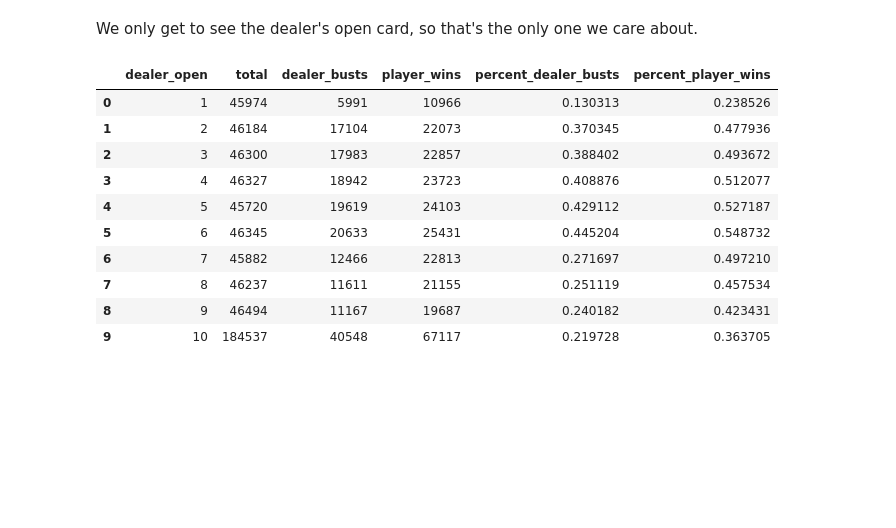
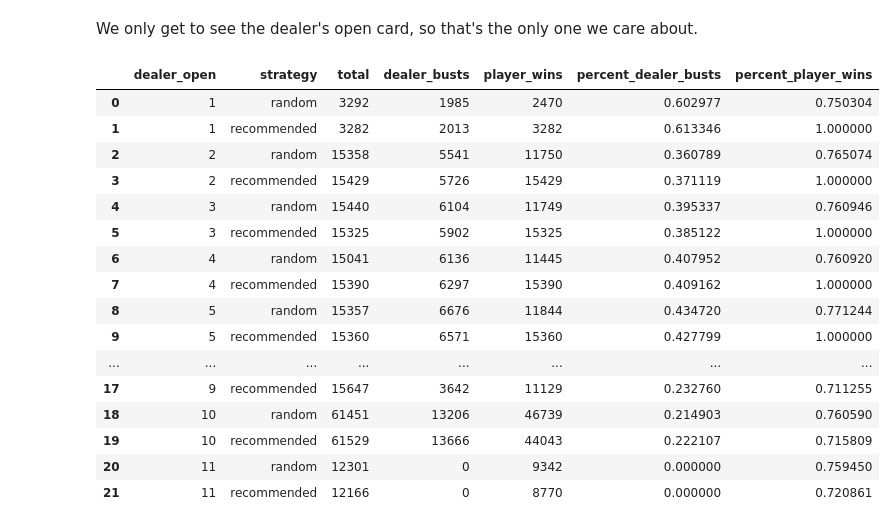
Before and after one commit to jocelyn-ong/data-science-projects, a Jupyter notebook: others/black-jack-simulation.ipynb, the cells around one changed output. Saved outputs shown, nothing was run; the diff lists cells and outputs as text; code cells hidden in the pictures; blank space fills up the shorter version.

```diff
--- a/others/black-jack-simulation.ipynb
+++ b/others/black-jack-simulation.ipynb
@@ -325,3 +332,11 @@ player_hands.head()
 | 4 | 10 | 5 | 15 | 3622 | 1214 | 1254 |
 # %% [markdown]
 ## Dealer
+# %%
+dealer_hands = pd.pivot_table(df, index=["dealer_open", "strategy"],
+                              values=["dealer_busts", "player_wins"], aggfunc=[len, sum])
+dealer_hands.reset_index(inplace=True)
+dealer_hands.columns = dealer_hands.columns.values
+del dealer_hands[('len', 'player_wins')]
+dealer_hands.columns = ["dealer_open", "strategy","total", "dealer_busts", "player_wins"]
+dealer_hands.head()
@@ -328,21 +350,27 @@ player_hands.head()
 # %% [markdown]
 We only get to see the dealer's open card, so that's the only one we care about.
 # %%
-dealer_open_hand = dealer_hands.groupby("dealer_open").sum().reset_index()
+dealer_open_hand = dealer_hands.copy()
 dealer_open_hand["percent_dealer_busts"] = dealer_open_hand["dealer_busts"] / dealer_open_hand["total"]
 dealer_open_hand["percent_player_wins"] = dealer_open_hand["player_wins"] / dealer_open_hand["total"]
 dealer_open_hand
 # %% [output]
-|  | dealer_open | total | dealer_busts | player_wins | percent_dealer_busts | percent_player_wins |
-| 0 | 1 | 45974 | 5991 | 10966 | 0.130313 | 0.238526 |
-| 1 | 2 | 46184 | 17104 | 22073 | 0.370345 | 0.477936 |
-| 2 | 3 | 46300 | 17983 | 22857 | 0.388402 | 0.493672 |
-| 3 | 4 | 46327 | 18942 | 23723 | 0.408876 | 0.512077 |
-| 4 | 5 | 45720 | 19619 | 24103 | 0.429112 | 0.527187 |
-| 5 | 6 | 46345 | 20633 | 25431 | 0.445204 | 0.548732 |
-| 6 | 7 | 45882 | 12466 | 22813 | 0.271697 | 0.497210 |
-| 7 | 8 | 46237 | 11611 | 21155 | 0.251119 | 0.457534 |
-| 8 | 9 | 46494 | 11167 | 19687 | 0.240182 | 0.423431 |
-| 9 | 10 | 184537 | 40548 | 67117 | 0.219728 | 0.363705 |
+|  | dealer_open | strategy | total | dealer_busts | player_wins | percent_dealer_busts | percent_player_wins |
+| 0 | 1 | random | 3292 | 1985 | 2470 | 0.602977 | 0.750304 |
+| 1 | 1 | recommended | 3282 | 2013 | 3282 | 0.613346 | 1.000000 |
+| 2 | 2 | random | 15358 | 5541 | 11750 | 0.360789 | 0.765074 |
+| 3 | 2 | recommended | 15429 | 5726 | 15429 | 0.371119 | 1.000000 |
+| 4 | 3 | random | 15440 | 6104 | 11749 | 0.395337 | 0.760946 |
+| 5 | 3 | recommended | 15325 | 5902 | 15325 | 0.385122 | 1.000000 |
+| 6 | 4 | random | 15041 | 6136 | 11445 | 0.407952 | 0.760920 |
+| 7 | 4 | recommended | 15390 | 6297 | 15390 | 0.409162 | 1.000000 |
+| 8 | 5 | random | 15357 | 6676 | 11844 | 0.434720 | 0.771244 |
+| 9 | 5 | recommended | 15360 | 6571 | 15360 | 0.427799 | 1.000000 |
+| ... | ... | ... | ... | ... | ... | ... | ... |
+| 17 | 9 | recommended | 15647 | 3642 | 11129 | 0.232760 | 0.711255 |
+| 18 | 10 | random | 61451 | 13206 | 46739 | 0.214903 | 0.760590 |
+| 19 | 10 | recommended | 61529 | 13666 | 44043 | 0.222107 | 0.715809 |
+| 20 | 11 | random | 12301 | 0 | 9342 | 0.000000 | 0.759450 |
+| 21 | 11 | recommended | 12166 | 0 | 8770 | 0.000000 | 0.720861 |
 # %%
 sns.barplot(x="dealer_open", y="percent_dealer_busts", data=dealer_open_hand);
```
Also changed, not shown: parts of 42 cells of this notebook, 2 other files.
